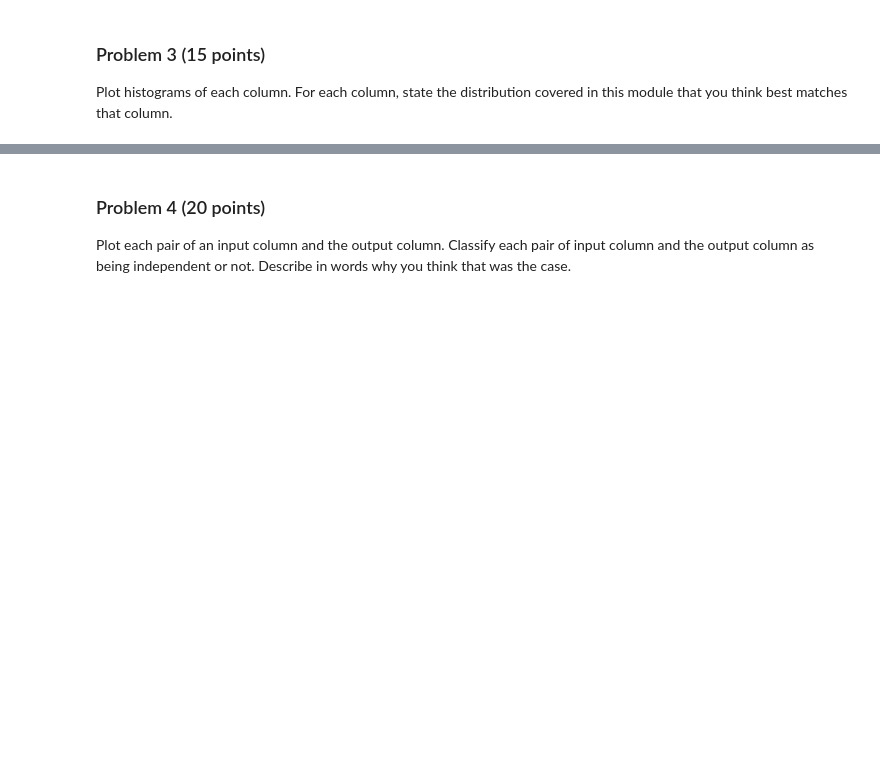
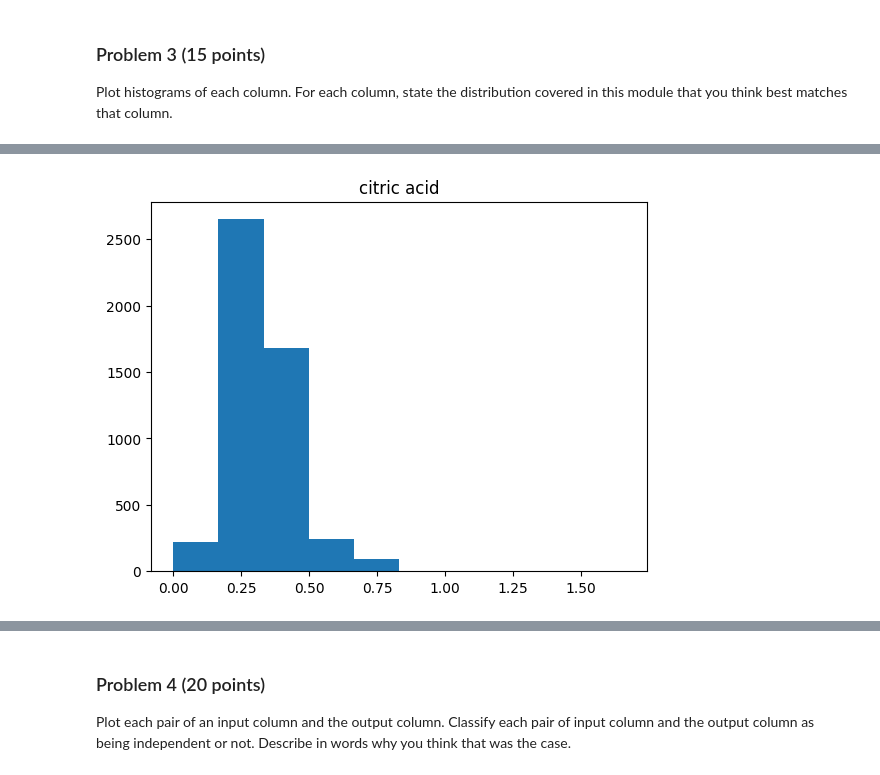
Before and after one commit to brittanygenzmann/dx601-final-project, a Jupyter notebook: project.ipynb, the cells around one changed output, grey strips where cells are left out. Saved outputs shown, nothing was run; the diff lists cells and outputs as text; code cells hidden in the pictures; blank space fills up the shorter version.

```diff
--- a/project.ipynb
+++ b/project.ipynb
@@ -120,0 +130,6 @@ YOUR ANSWERS HERE
+# %%
+# citric acid distribtion:
+plt.hist(wine['citric acid'])
+plt.title('citric acid');
+# %% [output]
+[figure, added]
```
Also changed, not shown: parts of 13 cells of this notebook.
